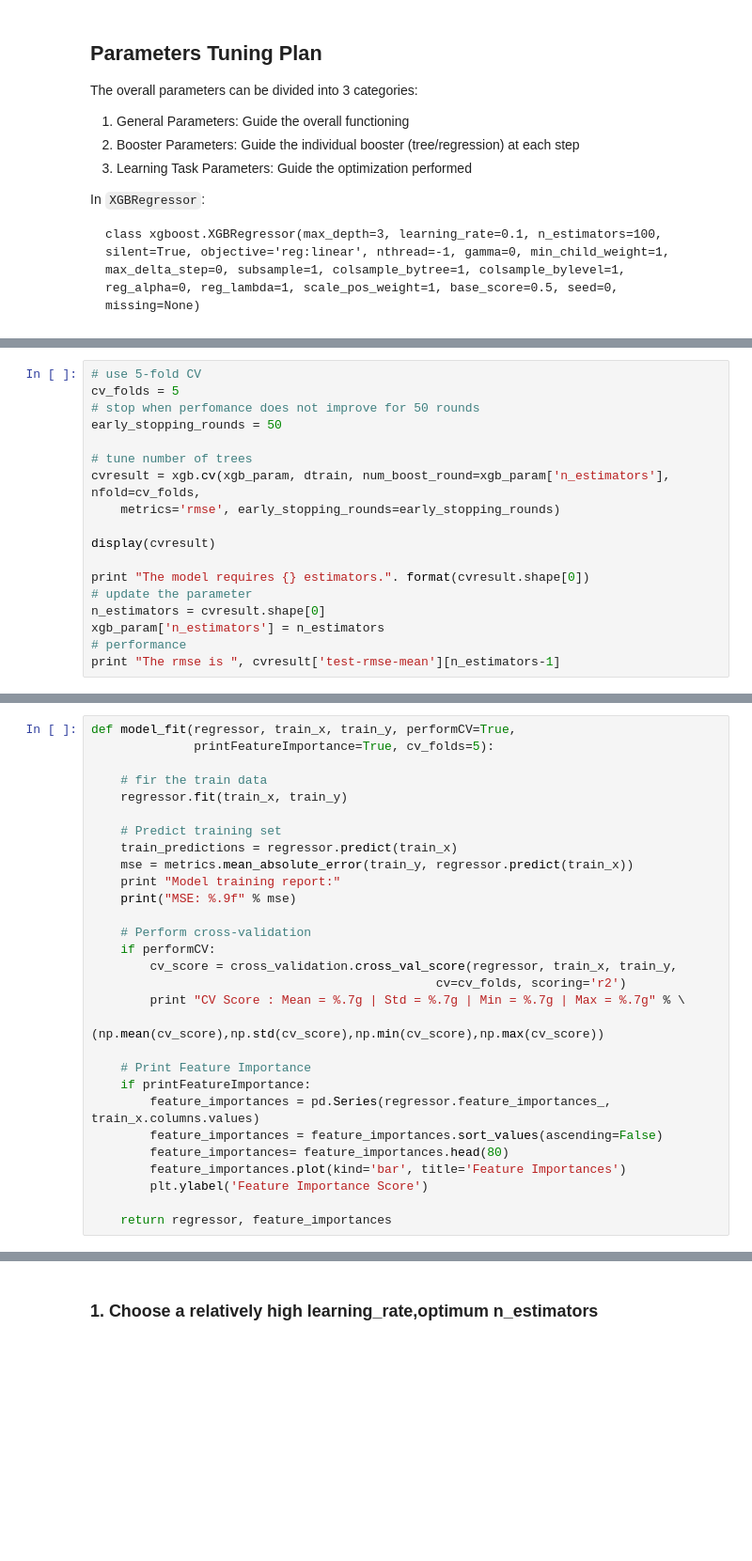
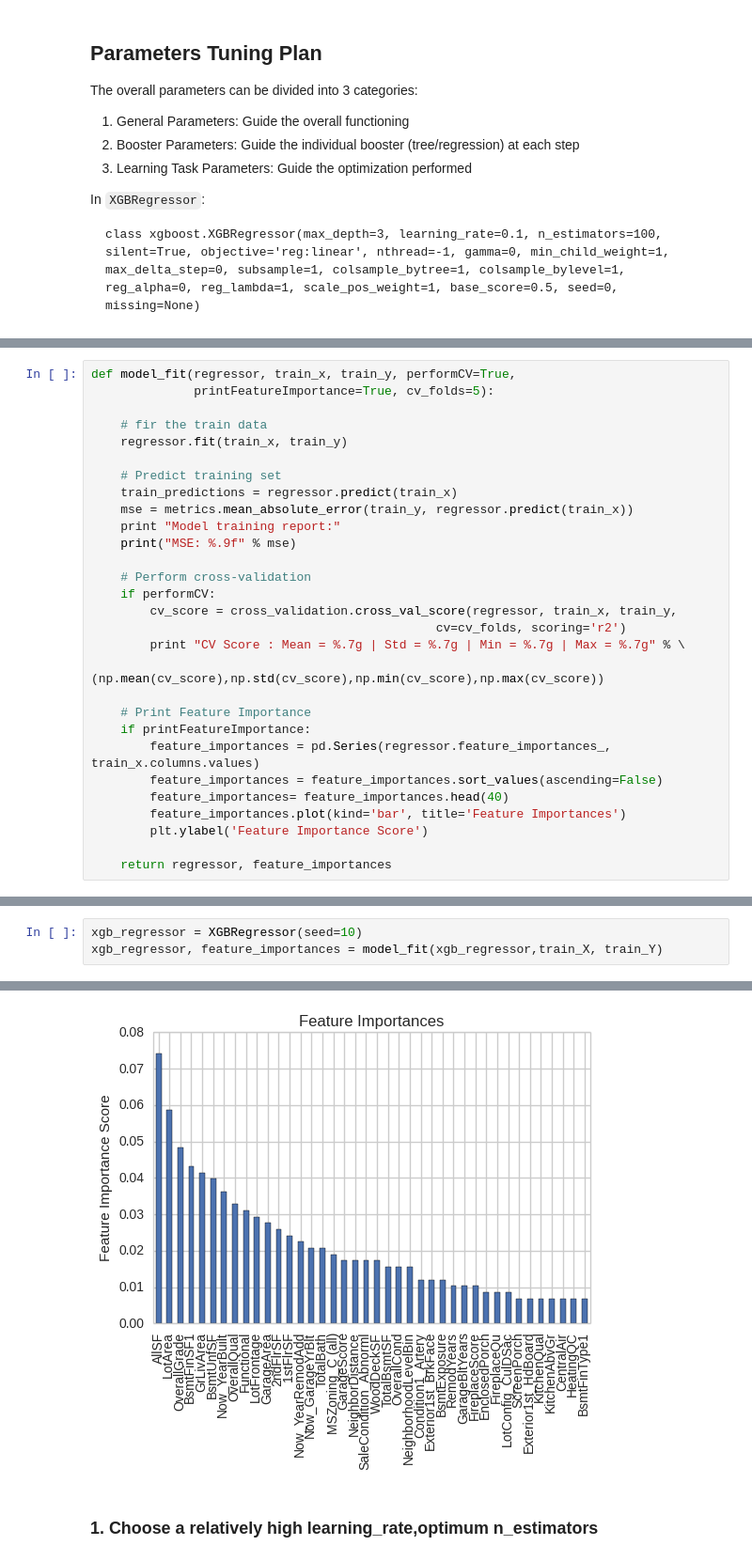
Before and after one commit to SunnyMarkLiu/Kaggle-House-Prices, a Jupyter notebook: XGBoost_and_Parameter_Tuning.ipynb, the cells around one changed output, grey strips where cells are left out. Shown at 94% size. Saved outputs shown, nothing was run; the diff lists cells and outputs as text; blank space fills up the shorter version.

Commit message:
Fix learning rate and number of estimators for tuning tree-based parameters

```diff
--- a/XGBoost_and_Parameter_Tuning.ipynb
+++ b/XGBoost_and_Parameter_Tuning.ipynb
@@ -191,18 +136,0 @@ best  n_estimators  =  200
-# %%
-# use 5-fold CV
-cv_folds = 5
-# stop when perfomance does not improve for 50 rounds
-early_stopping_rounds = 50
-
-# tune number of trees
-cvresult = xgb.cv(xgb_param, dtrain, num_boost_round=xgb_param['n_estimators'], nfold=cv_folds,
-    metrics='rmse', early_stopping_rounds=early_stopping_rounds)
-
-display(cvresult)
-
-print "The model requires {} estimators.". format(cvresult.shape[0])
-# update the parameter
-n_estimators = cvresult.shape[0]
-xgb_param['n_estimators'] = n_estimators
-# performance
-print "The rmse is ", cvresult['test-rmse-mean'][n_estimators-1]
@@ -250,7 +158,7 @@ def model_fit(regressor, train_x, train_y, performCV=True,
     if printFeatureImportance:
         feature_importances = pd.Series(regressor.feature_importances_, train_x.columns.values)
         feature_importances = feature_importances.sort_values(ascending=False)
-        feature_importances= feature_importances.head(80)
+        feature_importances= feature_importances.head(40)
         feature_importances.plot(kind='bar', title='Feature Importances')
         plt.ylabel('Feature Importance Score')
 
@@ -279,0 +168,4 @@ CV Score : Mean = 0.9072405 | Std = 0.01026821 | Min = 0.8924044 | Max = 0.92468
+# %%
+xgb_regressor = XGBRegressor(seed=10)
+xgb_regressor, feature_importances = model_fit(xgb_regressor,train_X, train_Y)
+# %% [output]
@@ -280,2 +175,3 @@ CV Score : Mean = 0.9072405 | Std = 0.01026821 | Min = 0.8924044 | Max = 0.92468
+[figure, added]
 # %% [markdown]
 ### 1. Choose a relatively high learning_rate,optimum n_estimators
```
Also changed, not shown: parts of 13 cells of this notebook.
